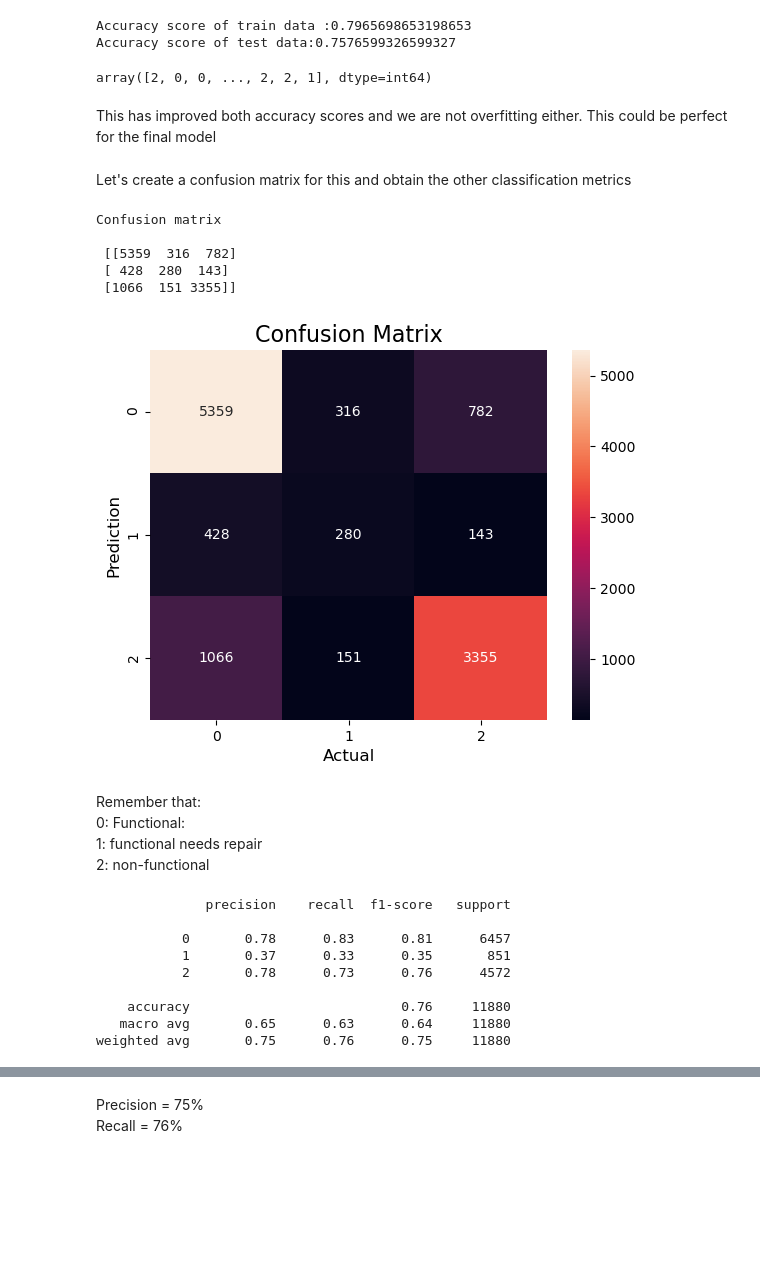
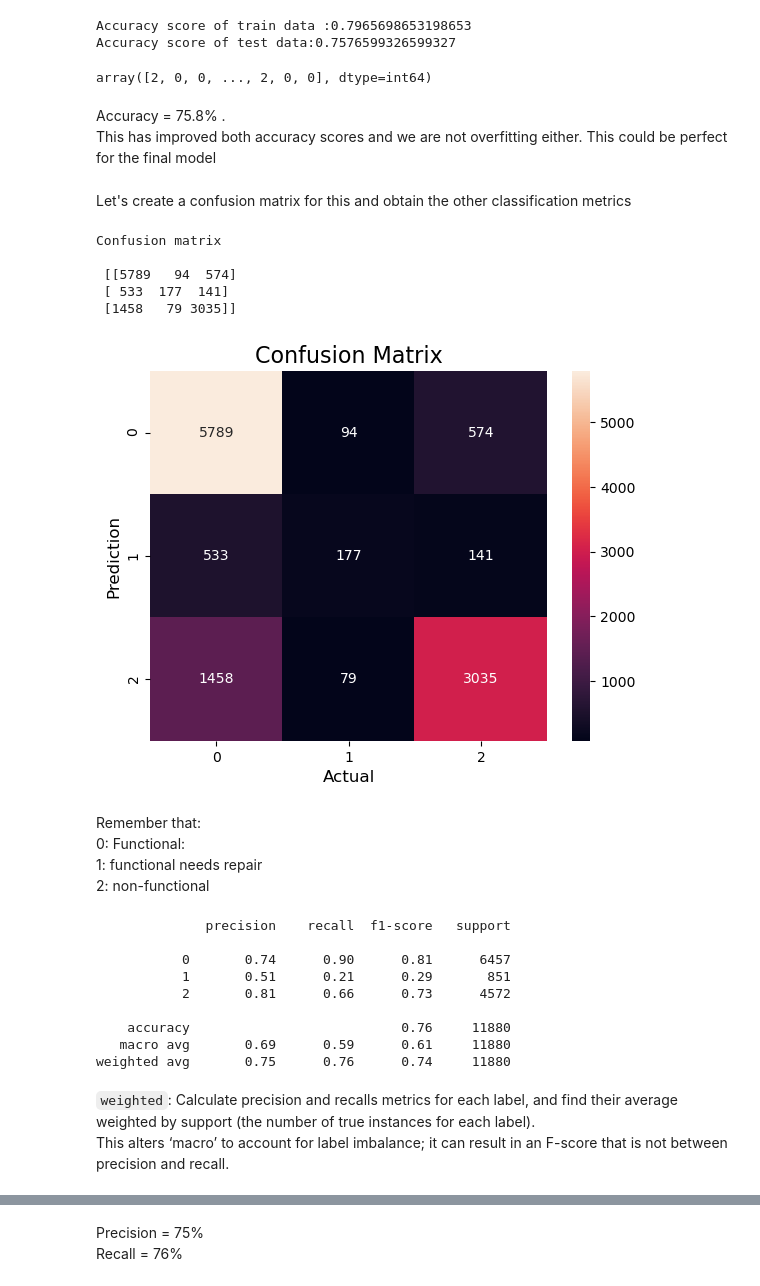
Before and after one commit to KImondorose/phase_3_project-Pump-it-Up-Data-Mining-the-Water-Table, a Jupyter notebook: notebook.ipynb, the cells around one changed output, grey strips where cells are left out. Drawn from its saved outputs; the diff is of its cells as text; code cells hidden in the pictures; blank space fills up the shorter version.

Commit message:
Added recall and precision scores

```diff
--- a/notebook.ipynb
+++ b/notebook.ipynb
@@ -2601,36 +2745,38 @@ print('Accuracy score of test data:{}'.format(dt2.score(X_test,y_test)))
 # %% [output]
 Accuracy score of train data :0.7965698653198653
 Accuracy score of test data:0.7576599326599327
-# %%
-y_pred_test4 = dt.predict(X_test)
-
-y_pred_test4
-# %% [output]
-array([2, 0, 0, ..., 2, 2, 1], dtype=int64)
+# %%
+y_pred_test5 = dt2.predict(X_test)
+
+y_pred_test5
+# %% [output]
+array([2, 0, 0, ..., 2, 0, 0], dtype=int64)
 # %% [markdown]
+Accuracy = 75.8% .<br>
 This has improved both accuracy scores and we are not overfitting either. This could be perfect for the final model
 # %% [markdown]
 Let's create a confusion matrix for this and obtain the other classification metrics
 # %%
 
 from sklearn.metrics import confusion_matrix
 
 
-cm_logreg2 = confusion_matrix(y_test, y_pred_test4)
-print('Confusion matrix\n\n', cm_logreg2)
+cm_logreg5 = confusion_matrix(y_test, y_pred_test5)
+print('Confusion matrix\n\n', cm_logreg5)
 
-sns.heatmap(cm_logreg2, annot=True,fmt='d')
+sns.heatmap(cm_logreg5, annot=True,fmt='d')
+
 plt.ylabel('Prediction',fontsize=12)
 plt.xlabel('Actual',fontsize=12)
 plt.title('Confusion Matrix',fontsize=16)
 plt.show();
 # %% [output]
 Confusion matrix
 
- [[5359  316  782]
- [ 428  280  143]
- [1066  151 3355]]
+ [[5789   94  574]
+ [ 533  177  141]
+ [1458   79 3035]]
-[figure, old version]
+[figure, new version]
 # %% [markdown]
 Remember that:<br>
 0: Functional:<br>
@@ -2639,14 +2785,17 @@ Remember that:<br>
 # %%
 from sklearn.metrics import classification_report
 
-print(classification_report(y_test, y_pred_test4))
+print(classification_report(y_test, y_pred_test5))
 # %% [output]
               precision    recall  f1-score   support
 
-           0       0.78      0.83      0.81      6457
-           1       0.37      0.33      0.35       851
-           2       0.78      0.73      0.76      4572
+           0       0.74      0.90      0.81      6457
+           1       0.51      0.21      0.29       851
+           2       0.81      0.66      0.73      4572
 
     accuracy                           0.76     11880
-   macro avg       0.65      0.63      0.64     11880
-weighted avg       0.75      0.76      0.75     11880
+   macro avg       0.69      0.59      0.61     11880
+weighted avg       0.75      0.76      0.74     11880
+# %% [markdown]
+`weighted`:
+Calculate precision and recalls metrics for each label, and find their average weighted by support (the number of true instances for each label).<br> This alters ‘macro’ to account for label imbalance; it can result in an F-score that is not between precision and recall.
```
Also changed, not shown: parts of 26 cells of this notebook.
